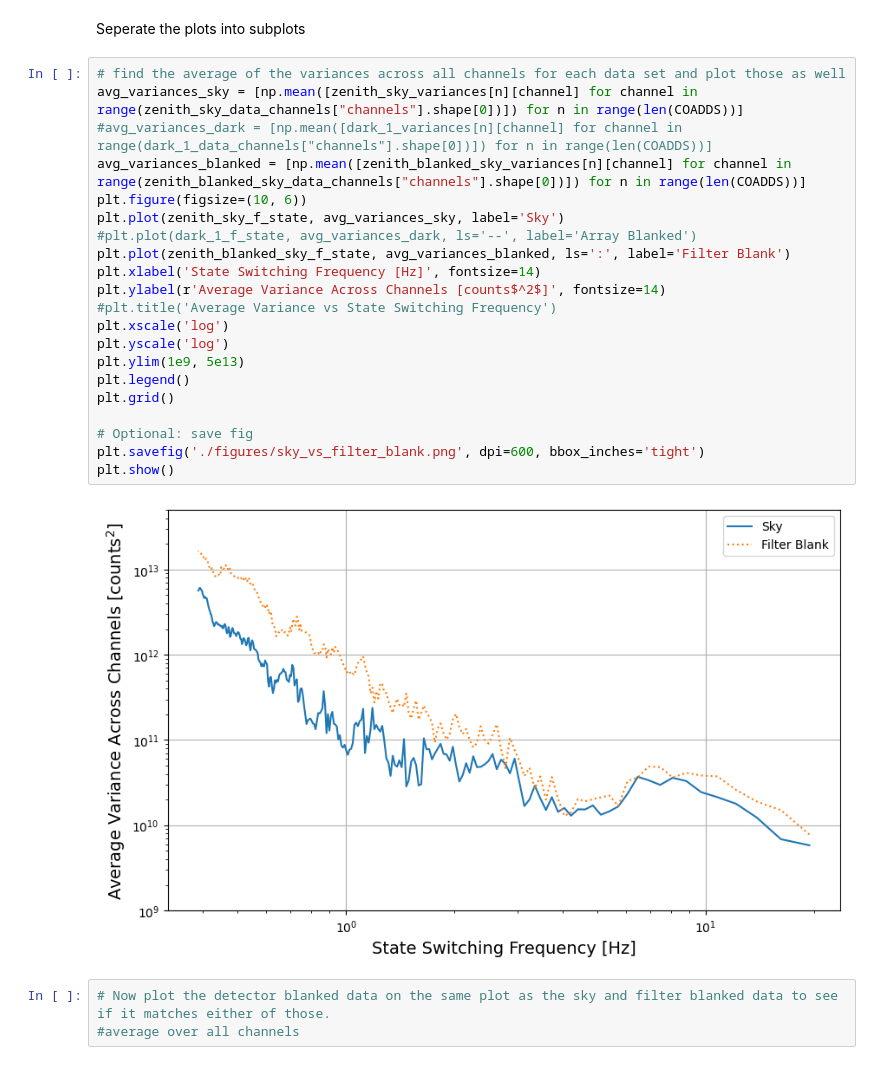
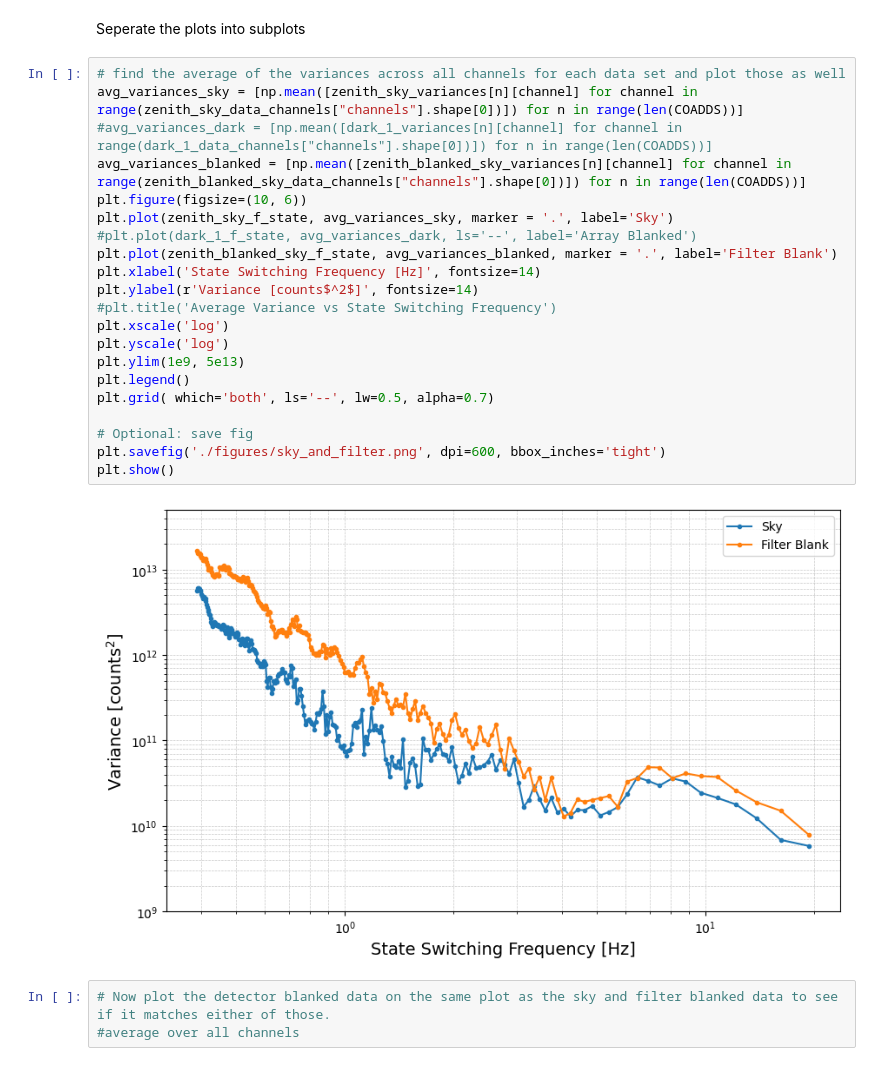
Before and after one commit to chase-urasaki/mirsi_sims, a Jupyter notebook: light_leak_analysis.ipynb, the cells around one changed output. Saved outputs shown, nothing was run; the diff lists cells and outputs as text.

```diff
--- a/light_leak_analysis.ipynb
+++ b/light_leak_analysis.ipynb
@@ -109,26 +109,26 @@ Seperate the plots into subplots
 # %%
 # find the average of the variances across all channels for each data set and plot those as well
 avg_variances_sky = [np.mean([zenith_sky_variances[n][channel] for channel in range(zenith_sky_data_channels["channels"].shape[0])]) for n in range(len(COADDS))]
 #avg_variances_dark = [np.mean([dark_1_variances[n][channel] for channel in range(dark_1_data_channels["channels"].shape[0])]) for n in range(len(COADDS))]
 avg_variances_blanked = [np.mean([zenith_blanked_sky_variances[n][channel] for channel in range(zenith_blanked_sky_data_channels["channels"].shape[0])]) for n in range(len(COADDS))]
 plt.figure(figsize=(10, 6))
-plt.plot(zenith_sky_f_state, avg_variances_sky, label='Sky')
+plt.plot(zenith_sky_f_state, avg_variances_sky, marker = '.', label='Sky')
 #plt.plot(dark_1_f_state, avg_variances_dark, ls='--', label='Array Blanked')
-plt.plot(zenith_blanked_sky_f_state, avg_variances_blanked, ls=':', label='Filter Blank')
+plt.plot(zenith_blanked_sky_f_state, avg_variances_blanked, marker = '.', label='Filter Blank')
 plt.xlabel('State Switching Frequency [Hz]', fontsize=14)
-plt.ylabel(r'Average Variance Across Channels [counts$^2$]', fontsize=14)
+plt.ylabel(r'Variance [counts$^2$]', fontsize=14)
 #plt.title('Average Variance vs State Switching Frequency')
 plt.xscale('log')
 plt.yscale('log')
 plt.ylim(1e9, 5e13)
 plt.legend()
-plt.grid()
+plt.grid( which='both', ls='--', lw=0.5, alpha=0.7)
 
 # Optional: save fig
-plt.savefig('./figures/sky_vs_filter_blank.png', dpi=600, bbox_inches='tight')
+plt.savefig('./figures/sky_and_filter.png', dpi=600, bbox_inches='tight')
 plt.show()
 # %% [output]
-[figure, old version]
+[figure, new version]
 # %%
 # Now plot the detector blanked data on the same plot as the sky and filter blanked data to see if it matches either of those.
 #average over all channels
```
Also changed, not shown: parts of 3 cells of this notebook, 1 other file.
